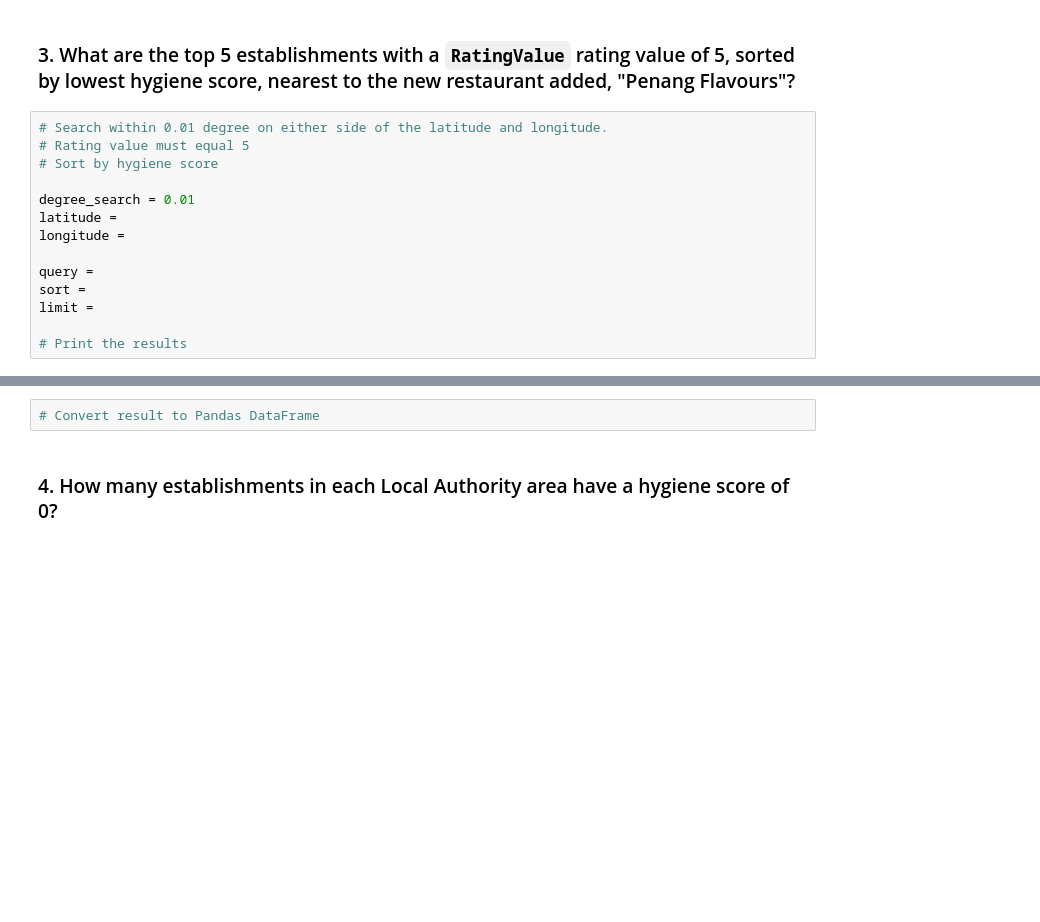
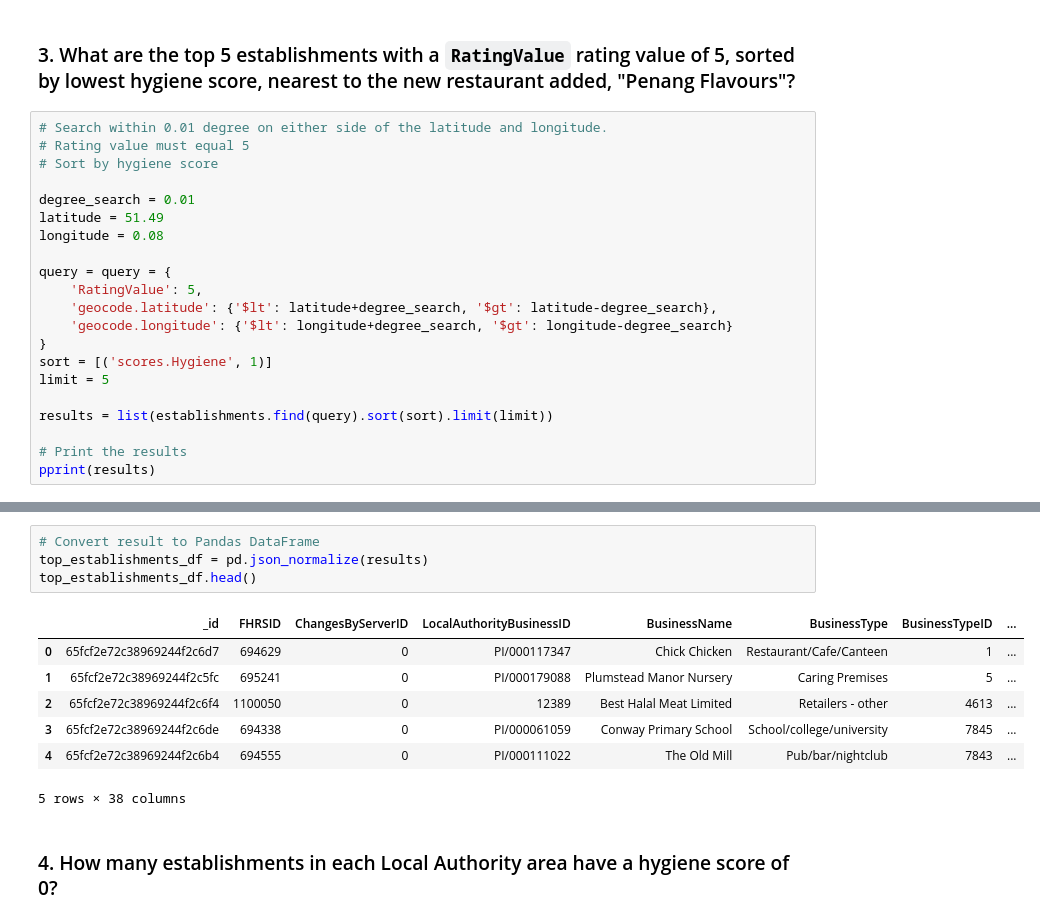
Before and after one commit to vivsarraf/nosql-challenge, a Jupyter notebook: Code/NoSQL_analysis_starter.ipynb, the cells around one changed output, grey strips where cells are left out. Saved outputs shown, nothing was run; the diff lists cells and outputs as text; blank space fills up the shorter version.

```diff
--- a/Code/NoSQL_analysis_starter.ipynb
+++ b/Code/NoSQL_analysis_starter.ipynb
@@ -106,11 +111,18 @@ query =
 # Sort by hygiene score
 
 degree_search = 0.01
-latitude =
-longitude =
+latitude = 51.49
+longitude = 0.08
 
-query =
-sort =
-limit =
+query = query = {
+    'RatingValue': 5,
+    'geocode.latitude': {'$lt': latitude+degree_search, '$gt': latitude-degree_search},
+    'geocode.longitude': {'$lt': longitude+degree_search, '$gt': longitude-degree_search}
+}
+sort = [('scores.Hygiene', 1)]
+limit = 5
+
+results = list(establishments.find(query).sort(sort).limit(limit))
 
 # Print the results
+pprint(results)
@@ -117,5 +147,15 @@ limit =
 # %%
 # Convert result to Pandas DataFrame
+top_establishments_df = pd.json_normalize(results)
+top_establishments_df.head()
+# %% [output]
+|  | _id | FHRSID | ChangesByServerID | LocalAuthorityBusinessID | BusinessName | BusinessType | BusinessTypeID | ... |
+| 0 | 65fcf2e72c38969244f2c6d7 | 694629 | 0 | PI/000117347 | Chick Chicken | Restaurant/Cafe/Canteen | 1 | ... |
+| 1 | 65fcf2e72c38969244f2c5fc | 695241 | 0 | PI/000179088 | Plumstead Manor Nursery | Caring Premises | 5 | ... |
+| 2 | 65fcf2e72c38969244f2c6f4 | 1100050 | 0 | 12389 | Best Halal Meat Limited | Retailers - other | 4613 | ... |
+| 3 | 65fcf2e72c38969244f2c6de | 694338 | 0 | PI/000061059 | Conway Primary School | School/college/university | 7845 | ... |
+| 4 | 65fcf2e72c38969244f2c6b4 | 694555 | 0 | PI/000111022 | The Old Mill | Pub/bar/nightclub | 7843 | ... |
+5 rows × 38 columns
 # %% [markdown]
 ### 4. How many establishments in each Local Authority area have a hygiene score of 0?
 # %%
```
Also changed, not shown: parts of 4 cells of this notebook.
